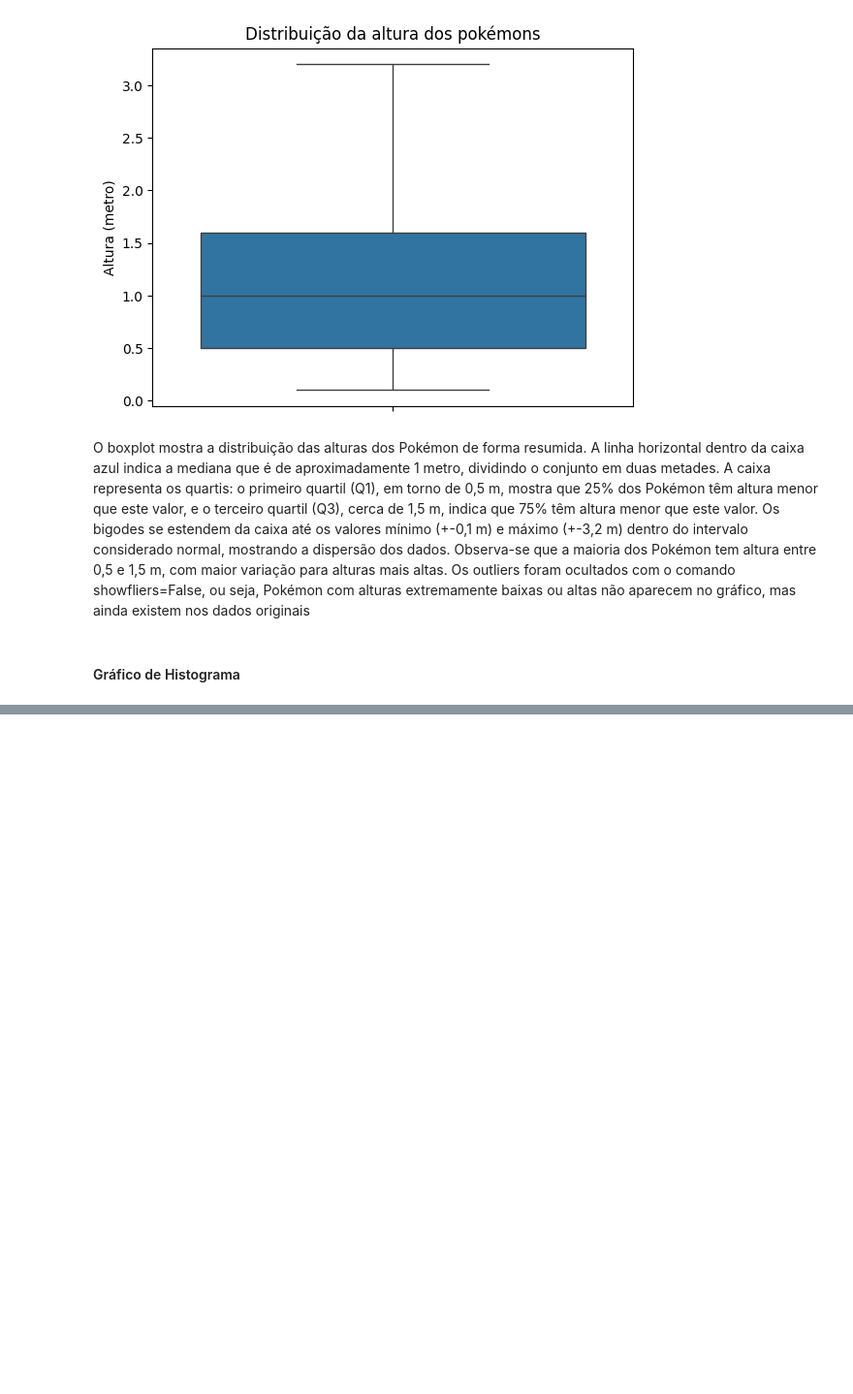
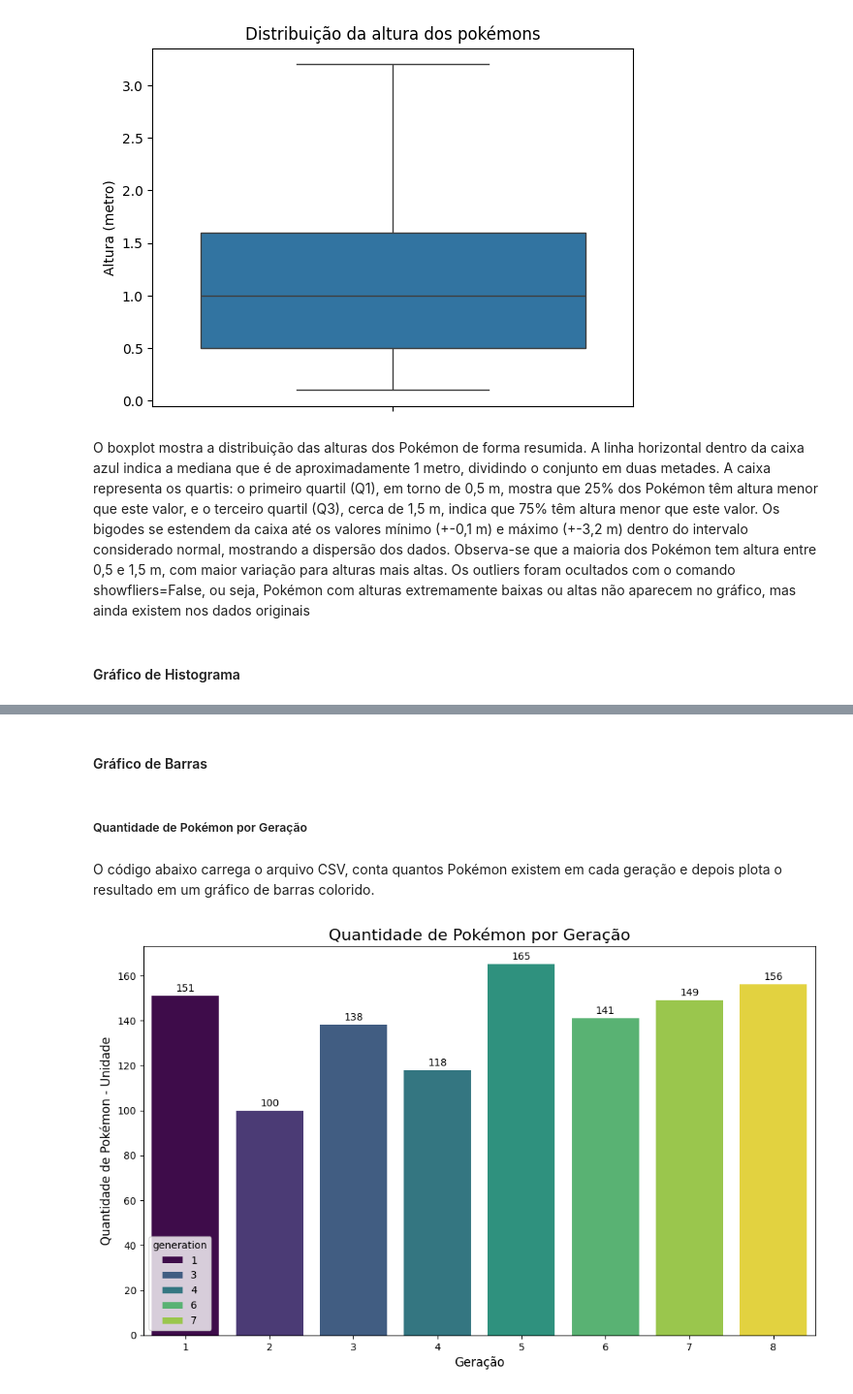
Before and after one commit to F1reFinger/Bancos-DE-DADOS-2, a Jupyter notebook: raw/AnalyticsRaw.ipynb, the cells around one changed output, grey strips where cells are left out. Shown: that part at 97% size. Cells and saved outputs as stored; diff of their text form; code cells hidden in the pictures; blank space fills up the shorter version.

```diff
--- a/raw/AnalyticsRaw.ipynb
+++ b/raw/AnalyticsRaw.ipynb
@@ -122,0 +152,30 @@ Explicação do gráfico.....
+# %% [markdown]
+#### Gráfico de Barras
+# %% [markdown]
+##### Quantidade de Pokémon por Geração
+# %% [markdown]
+O código abaixo carrega o arquivo CSV, conta quantos Pokémon existem em cada geração e depois plota o resultado em um gráfico de barras colorido.
+# %%
+import matplotlib.pyplot as plt
+import seaborn as sns
+import pandas as pd
+dataFrame = pd.read_csv("Complete_Pokedex_V1.1.csv")
+
+# Conta a quantidade de Pokémon
+gen_counts = dataFrame['generation'].value_counts().sort_index()
+
+plt.figure(figsize=(12, 7))
+
+# O parâmetro 'hue' garante que cada barra tenha uma cor diferente
+sns.barplot(x=gen_counts.index, y=gen_counts.values, palette='viridis', hue=gen_counts.index, dodge=False)
+
+for index, value in enumerate(gen_counts):
+    plt.text(index, value + 1, str(value), ha='center', va='bottom', fontsize=10)
+
+plt.title("Quantidade de Pokémon por Geração", fontsize=16)
+plt.xlabel("Geração", fontsize=12)
+plt.ylabel("Quantidade de Pokémon - Unidade", fontsize=12)
+
+plt.show()
+# %% [output]
+[figure, added]
```
Also changed, not shown: parts of 8 cells of this notebook.
